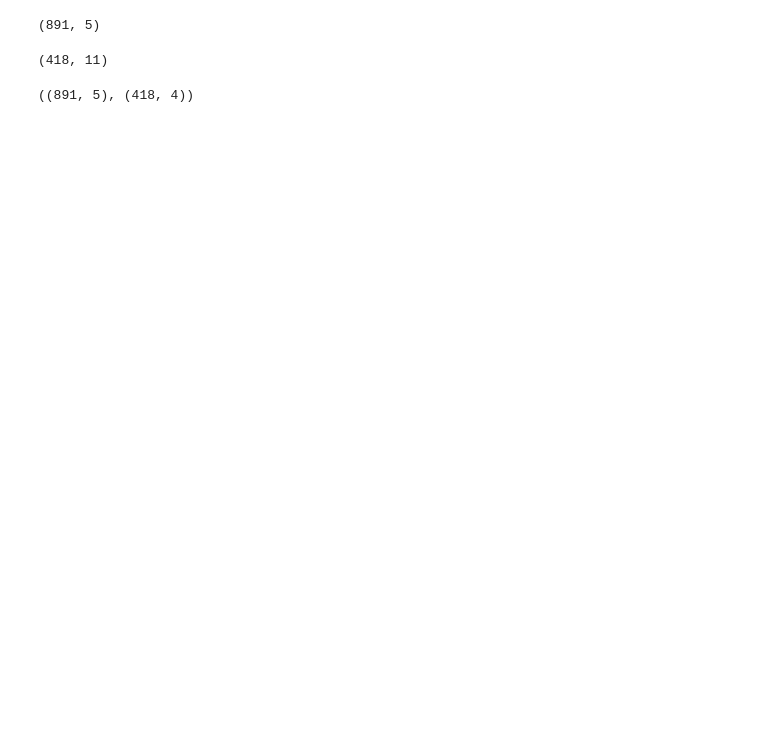
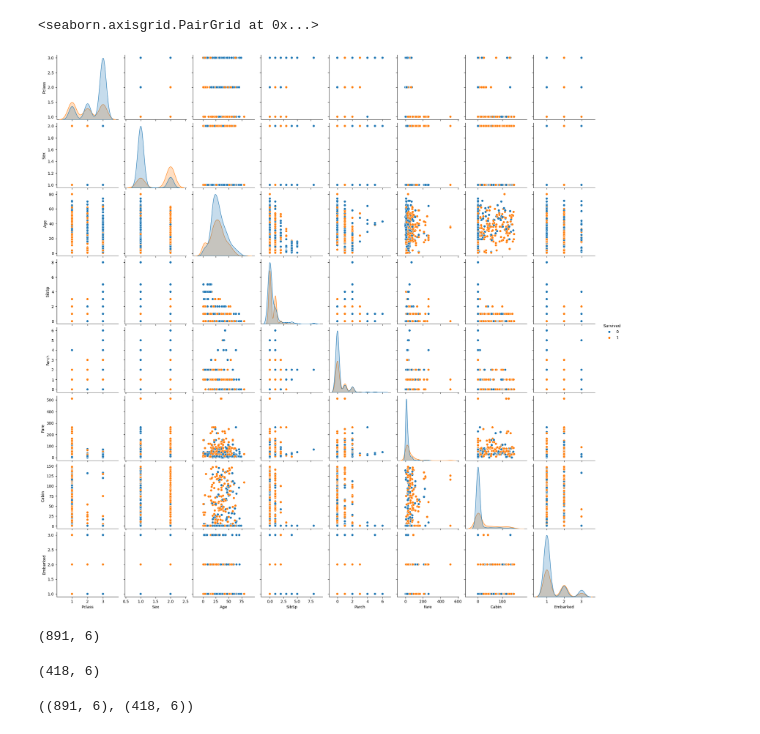
Before and after one commit to devsgnr/ml-run, a Jupyter notebook: @titanic/main.ipynb, the cells around one changed output. Cells and saved outputs as stored; diff of their text form; code cells hidden in the pictures; blank space fills up the shorter version.

```diff
--- a/@titanic/main.ipynb
+++ b/@titanic/main.ipynb
@@ -14,11 +15,6 @@ import pandas as pd # data processing, CSV file I/O (e.g. pd.read_csv)
 """
 train_data_df = pd.read_csv('./data/train.csv', index_col=False)
 
-# Fill in missing values using mean strategy
-for i in train_data_df.columns[train_data_df.isnull().any(axis=0)]:
-    if train_data_df[i].dtypes == 'float':
-        train_data_df[i].fillna(train_data_df[i].mean(), inplace=True)
-
 # Confirm the shape of our dataset is correct
-train_data_df.shape
+train_data_df
 # %% [output]
@@ -43,0 +68,3 @@ train_data_df['Deck'] = train_data_df['Cabin'].map(lambda x: match_cabin_to_deck
+# %%
+train_data_df = train_data_df[['Pclass', 'Sex', 'Age', 'SibSp', 'Parch', 'Fare', 'Cabin', 'Embarked', 'Deck', 'Survived']]
+train_data_df
@@ -43,0 +85,17 @@ train_data_df['Deck'] = train_data_df['Cabin'].map(lambda x: match_cabin_to_deck
+# %%
+X = train_data_df.iloc[:, 0:8]
+y = train_data_df.iloc[:, -1]
+
+from category_encoders import OrdinalEncoder
+from sklearn.preprocessing import LabelEncoder
+import sklearn.experimental.enable_iterative_imputer
+from sklearn.impute import IterativeImputer
+
+features = OrdinalEncoder(handle_missing='return_nan').fit_transform(X)
+features = IterativeImputer().fit_transform(features)
+features = pd.DataFrame(features, columns=X.columns)
+
+transformed_df = pd.DataFrame(features, columns=X.columns)
+transformed_df['Survived'] = y
+
+transformed_df
@@ -43,0 +129,5 @@ train_data_df['Deck'] = train_data_df['Cabin'].map(lambda x: match_cabin_to_deck
+# %%
+sns.pairplot(data=transformed_df, hue='Survived', palette='tab10')
+# %% [output]
+<seaborn.axisgrid.PairGrid at 0x...>
+[figure, added]
@@ -47,7 +139,7 @@ train_data_df['Deck'] = train_data_df['Cabin'].map(lambda x: match_cabin_to_deck
 # So far [Pclass, Age, Sex, Fare] seems like good features to
 # determine the likelihood of survival
 """
-new_train_df = train_data_df[['PassengerId', 'Pclass', 'Sex', 'Fare', 'Survived']]
+new_train_df = filtered_df
 
 """
 # From the data we see here - after engineering a new feature 'deck',
@@ -57,43 +149,29 @@ new_train_df = train_data_df[['PassengerId', 'Pclass', 'Sex', 'Fare', 'Survived'
 # Confirm shape of our dataframe
 new_train_df.shape
 # %% [output]
-(891, 5)
+(891, 6)
 # %%
 """
 # Next, we import the test data and do the same feature engineering
 # and data analysis as the training data
 """
 test_data_df = pd.read_csv('./data/test.csv', index_col=False)
-
-# Drop any row with empty data
-test_data_df.dropna()
-
-# Fill in missing values using mean strategy
-for i in test_data_df.columns[test_data_df.isnull().any(axis=0)]:
-    if test_data_df[i].dtypes == 'float':
-        test_data_df[i].fillna(test_data_df[i].mean(), inplace=True)
-
+test_data_df = test_data_df[['PassengerId', 'Age', 'Fare', 'Cabin', 'Sex', 'Embarked']]
 
 # Confirm the shape of our dataset is correct
 test_data_df.shape
 # %% [output]
-(418, 11)
+(418, 6)
-# %%
-"""
-# We'll now engineer a new feature called desk (which gets the deck of each cabin)
-# First covert the ['Cabin'] features to string and the match to a deck
-"""
-test_data_df['Cabin'] = test_data_df['Cabin'].astype(pd.StringDtype()).astype(str)
-
-test_data_df['Deck'] = test_data_df['Cabin'].map(lambda x: match_cabin_to_deck(x, decks))
-
-# Confirm the shape of our dataset is correct
-new_test_df = test_data_df[['PassengerId', 'Pclass', 'Sex', 'Fare']]
-
-# Confirm the shape of our test dataset and training dataset
-new_train_df.shape, new_test_df.shape
-# %% [output]
-((891, 5), (418, 4))
+# %%
+# Confirm the shape of our dataset is correct
+new_test_df = OrdinalEncoder(handle_missing='return_nan').fit_transform(test_data_df)
+new_test_df = IterativeImputer().fit_transform(new_test_df)
+new_test_df = pd.DataFrame(new_test_df, columns=test_data_df.columns)
+
+# Confirm the shape of our test dataset and training dataset
+new_train_df.shape, new_test_df.shape
+# %% [output]
+((891, 6), (418, 6))
 # %%
 """
 # We will now prepare our datasets for our classifier
```
Also changed, not shown: parts of 14 cells of this notebook, 5 other files.
